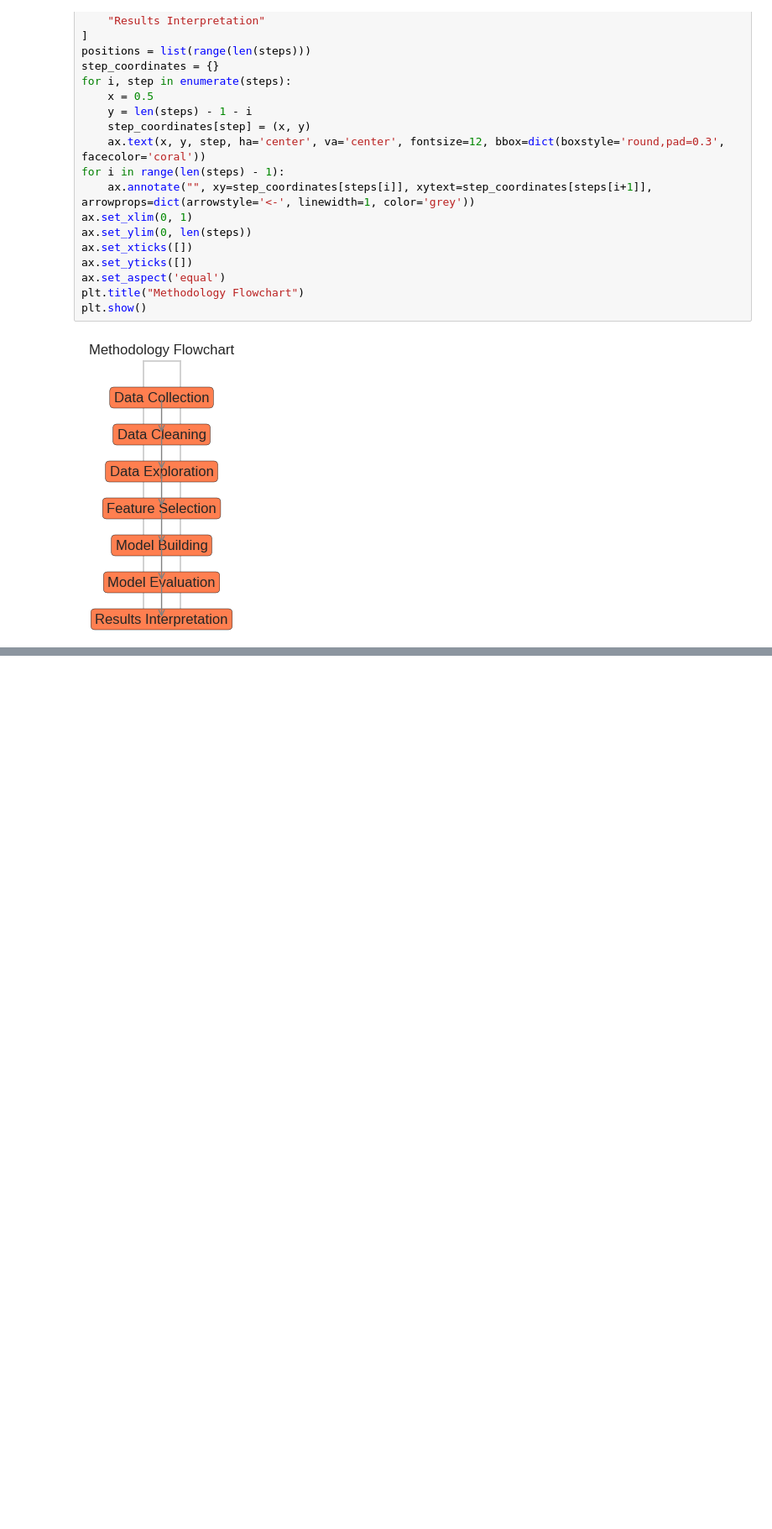
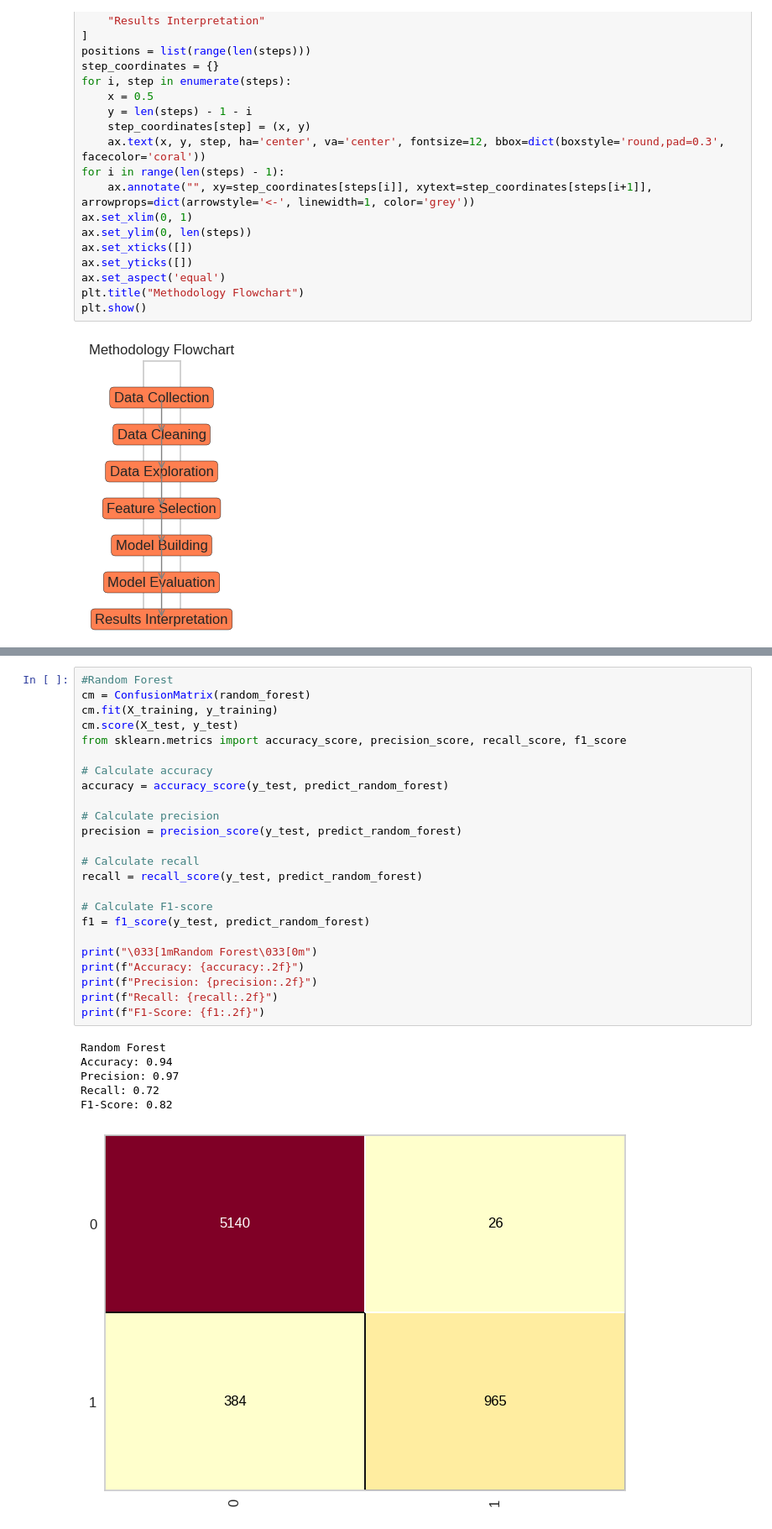
Before and after one commit to brianthomsoncad/TMU-Capstone-project, a Jupyter notebook: BrianThomson_CIND820_TMU_CapstoneProject.ipynb, the cells around one changed output, grey strips where cells are left out. Shown at 84% size. Cells and saved outputs as stored; diff of their text form; blank space fills up the shorter version.

```diff
--- a/BrianThomson_CIND820_TMU_CapstoneProject.ipynb
+++ b/BrianThomson_CIND820_TMU_CapstoneProject.ipynb
@@ -172,0 +320,31 @@ plt.show()
+# %%
+#Random Forest
+cm = ConfusionMatrix(random_forest)
+cm.fit(X_training, y_training)
+cm.score(X_test, y_test)
+from sklearn.metrics import accuracy_score, precision_score, recall_score, f1_score
+
+# Calculate accuracy
+accuracy = accuracy_score(y_test, predict_random_forest)
+
+# Calculate precision
+precision = precision_score(y_test, predict_random_forest)
+
+# Calculate recall
+recall = recall_score(y_test, predict_random_forest)
+
+# Calculate F1-score
+f1 = f1_score(y_test, predict_random_forest)
+
+print("\033[1mRandom Forest\033[0m")
+print(f"Accuracy: {accuracy:.2f}")
+print(f"Precision: {precision:.2f}")
+print(f"Recall: {recall:.2f}")
+print(f"F1-Score: {f1:.2f}")
+# %% [output]
+Random Forest
+Accuracy: 0.94
+Precision: 0.97
+Recall: 0.72
+F1-Score: 0.82
+[figure, added]
```
Also changed, not shown: parts of 16 cells of this notebook.
